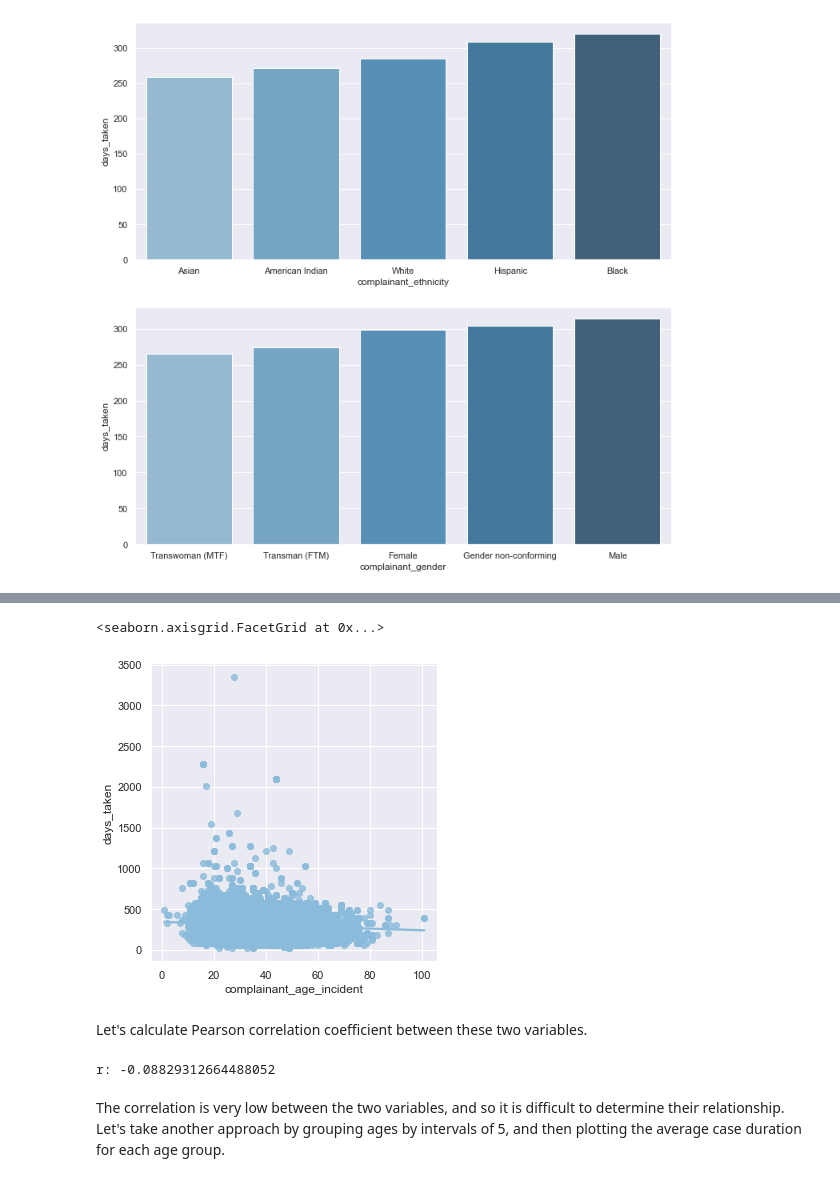
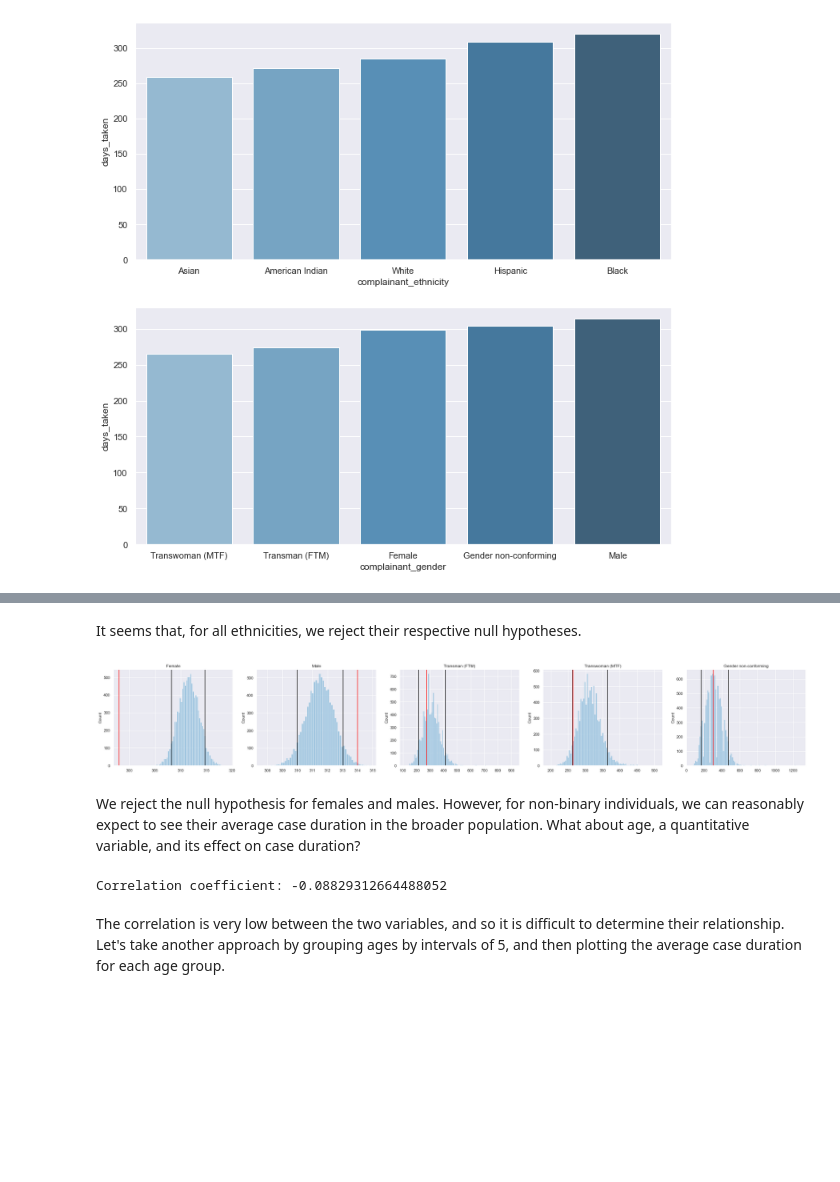
Before and after one commit to RyanHUNGry/nypd-civilian-complaints-EDA, a Jupyter notebook: notebook.ipynb, the cells around one changed output, grey strips where cells are left out. Saved outputs shown, nothing was run; the diff lists cells and outputs as text; code cells hidden in the pictures; blank space fills up the shorter version.

```diff
--- a/notebook.ipynb
+++ b/notebook.ipynb
@@ -355,15 +426,25 @@ What about age, a quantitative variable, and its effect on case duration?
+# %% [markdown]
+It seems that, for all ethnicities, we reject their respective null hypotheses.
+# %%
+genders = list(filter(lambda gender: not pd.isnull(gender), complaints['complainant_gender'].unique())) # Conducts hypothesis tests for these genders and plots
+
+fig, axes = plt.subplots(1, 5, figsize = (35, 5))
+for i, gender in enumerate(genders):
+    ts, obs = conduct_case_duration_hypothesis_test('complainant_gender', gender, False)
+    ax = sns.histplot(data = ts, ax = axes[i])
+    ax.axvline(np.percentile(ts, 5), color = 'black')
+    ax.axvline(np.percentile(ts, 95), color = 'black')
+    ax.set_title(gender)
+    ax.axvline(obs, color = 'red')
+# %% [output]
+[figure, added]
+# %% [markdown]
+We reject the null hypothesis for females and males. However, for non-binary individuals, we can reasonably expect to see their average case duration in the broader population. What about age, a quantitative variable, and its effect on case duration?
 # %%
-sns.lmplot(data = pd.concat([complaints['days_taken'].dt.days, complaints['complainant_age_incident']], axis = 1), x = "complainant_age_incident", y = 'days_taken')
+corr = pd.concat([complaints['days_taken'].dt.days, complaints['complainant_age_incident']], axis = 1).corr().loc['days_taken', 'complainant_age_incident']
+print(f"Correlation coefficient: {corr}")
 # %% [output]
-<seaborn.axisgrid.FacetGrid at 0x...>
+Correlation coefficient: -0.08829312664488052
-[figure, removed]
-# %% [markdown]
-Let's calculate Pearson correlation coefficient between these two variables.
-# %%
-corr = pd.concat([complaints['days_taken'].dt.days, complaints['complainant_age_incident']], axis = 1).corr().loc['days_taken', 'complainant_age_incident']
-print(f"r: {corr}")
-# %% [output]
-r: -0.08829312664488052
 # %% [markdown]
 The correlation is very low between the two variables, and so it is difficult to determine their relationship. Let's take another approach by grouping ages by intervals of 5, and then plotting the average case duration for each age group.
 # %%
```
Also changed, not shown: parts of 61 cells of this notebook.
